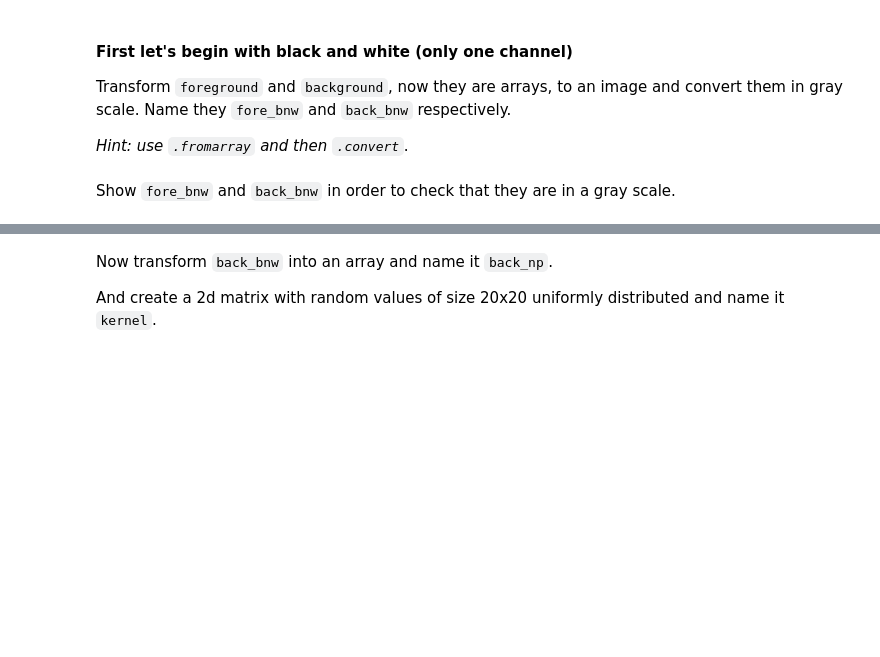
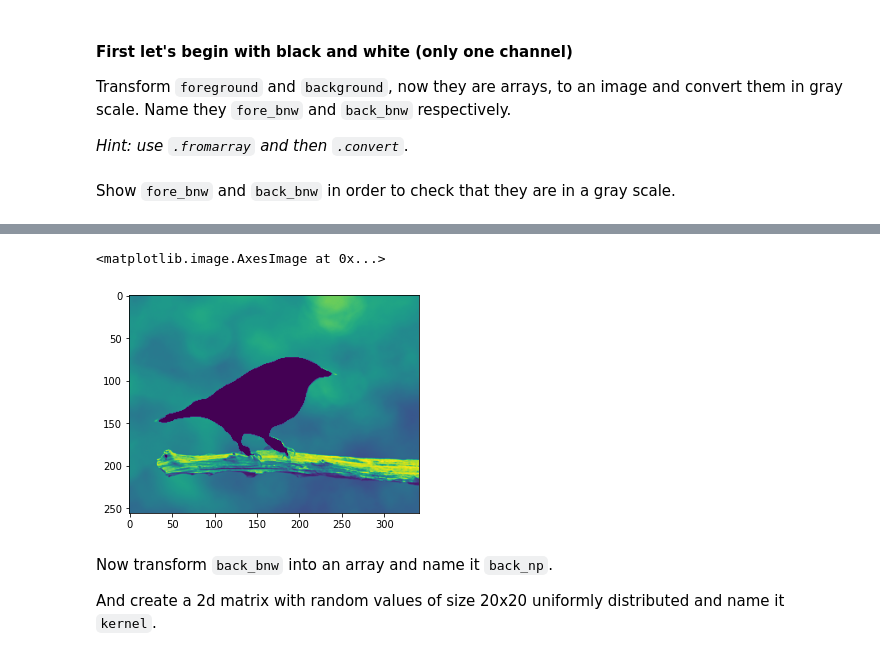
Before and after one commit to blancalluch/ImageSegmentation, a Jupyter notebook: main.ipynb, the cells around one changed output, grey strips where cells are left out. Cells and saved outputs as stored; diff of their text form; code cells hidden in the pictures; blank space fills up the shorter version.

```diff
--- a/main.ipynb
+++ b/main.ipynb
@@ -93,3 +129,8 @@ Show `fore_bnw` and `back_bnw` in order to check that they are in a gray scale.
+# %%
+plt.imshow(back_bnw)
+# %% [output]
+<matplotlib.image.AxesImage at 0x...>
+[figure, added]
 # %% [markdown]
 Now transform `back_bnw` into an array and name it `back_np`.
 
```
Also changed, not shown: parts of 36 cells of this notebook.
